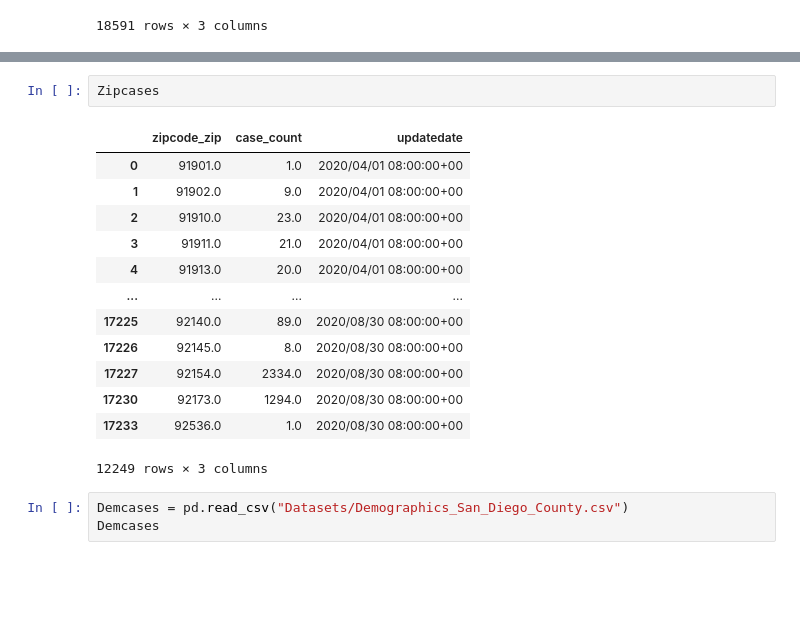
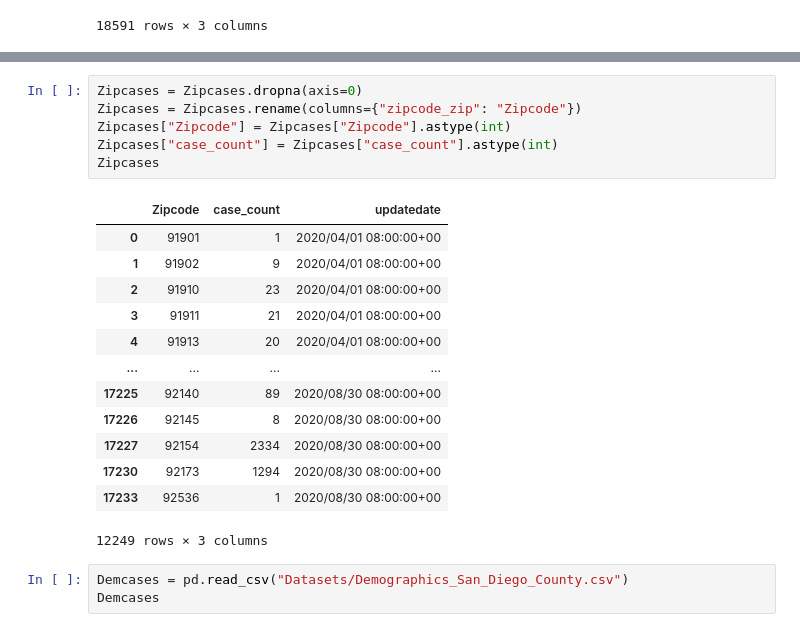
Before and after one commit to renaldyh27/COVID-Cool-for-School, a Jupyter notebook: api_exploration.ipynb, the cells around one changed output, grey strips where cells are left out. Drawn from its saved outputs; the diff is of its cells as text; blank space fills up the shorter version.

```diff
--- a/api_exploration.ipynb
+++ b/api_exploration.ipynb
@@ -140,19 +123,23 @@ Zipcases
-# %%
-Zipcases
-# %% [output]
-|  | zipcode_zip | case_count | updatedate |
-| 0 | 91901.0 | 1.0 | 2020/04/01 08:00:00+00 |
-| 1 | 91902.0 | 9.0 | 2020/04/01 08:00:00+00 |
-| 2 | 91910.0 | 23.0 | 2020/04/01 08:00:00+00 |
-| 3 | 91911.0 | 21.0 | 2020/04/01 08:00:00+00 |
-| 4 | 91913.0 | 20.0 | 2020/04/01 08:00:00+00 |
-| ... | ... | ... | ... |
-| 17225 | 92140.0 | 89.0 | 2020/08/30 08:00:00+00 |
-| 17226 | 92145.0 | 8.0 | 2020/08/30 08:00:00+00 |
-| 17227 | 92154.0 | 2334.0 | 2020/08/30 08:00:00+00 |
-| 17230 | 92173.0 | 1294.0 | 2020/08/30 08:00:00+00 |
-| 17233 | 92536.0 | 1.0 | 2020/08/30 08:00:00+00 |
-12249 rows × 3 columns
+# %%
+Zipcases = Zipcases.dropna(axis=0)
+Zipcases = Zipcases.rename(columns={"zipcode_zip": "Zipcode"})
+Zipcases["Zipcode"] = Zipcases["Zipcode"].astype(int)
+Zipcases["case_count"] = Zipcases["case_count"].astype(int)
+Zipcases
+# %% [output]
+|  | Zipcode | case_count | updatedate |
+| 0 | 91901 | 1 | 2020/04/01 08:00:00+00 |
+| 1 | 91902 | 9 | 2020/04/01 08:00:00+00 |
+| 2 | 91910 | 23 | 2020/04/01 08:00:00+00 |
+| 3 | 91911 | 21 | 2020/04/01 08:00:00+00 |
+| 4 | 91913 | 20 | 2020/04/01 08:00:00+00 |
+| ... | ... | ... | ... |
+| 17225 | 92140 | 89 | 2020/08/30 08:00:00+00 |
+| 17226 | 92145 | 8 | 2020/08/30 08:00:00+00 |
+| 17227 | 92154 | 2334 | 2020/08/30 08:00:00+00 |
+| 17230 | 92173 | 1294 | 2020/08/30 08:00:00+00 |
+| 17233 | 92536 | 1 | 2020/08/30 08:00:00+00 |
+12249 rows × 3 columns
 # %%
 Demcases = pd.read_csv("Datasets/Demographics_San_Diego_County.csv")
 Demcases
```
Also changed, not shown: parts of 6 cells of this notebook.
